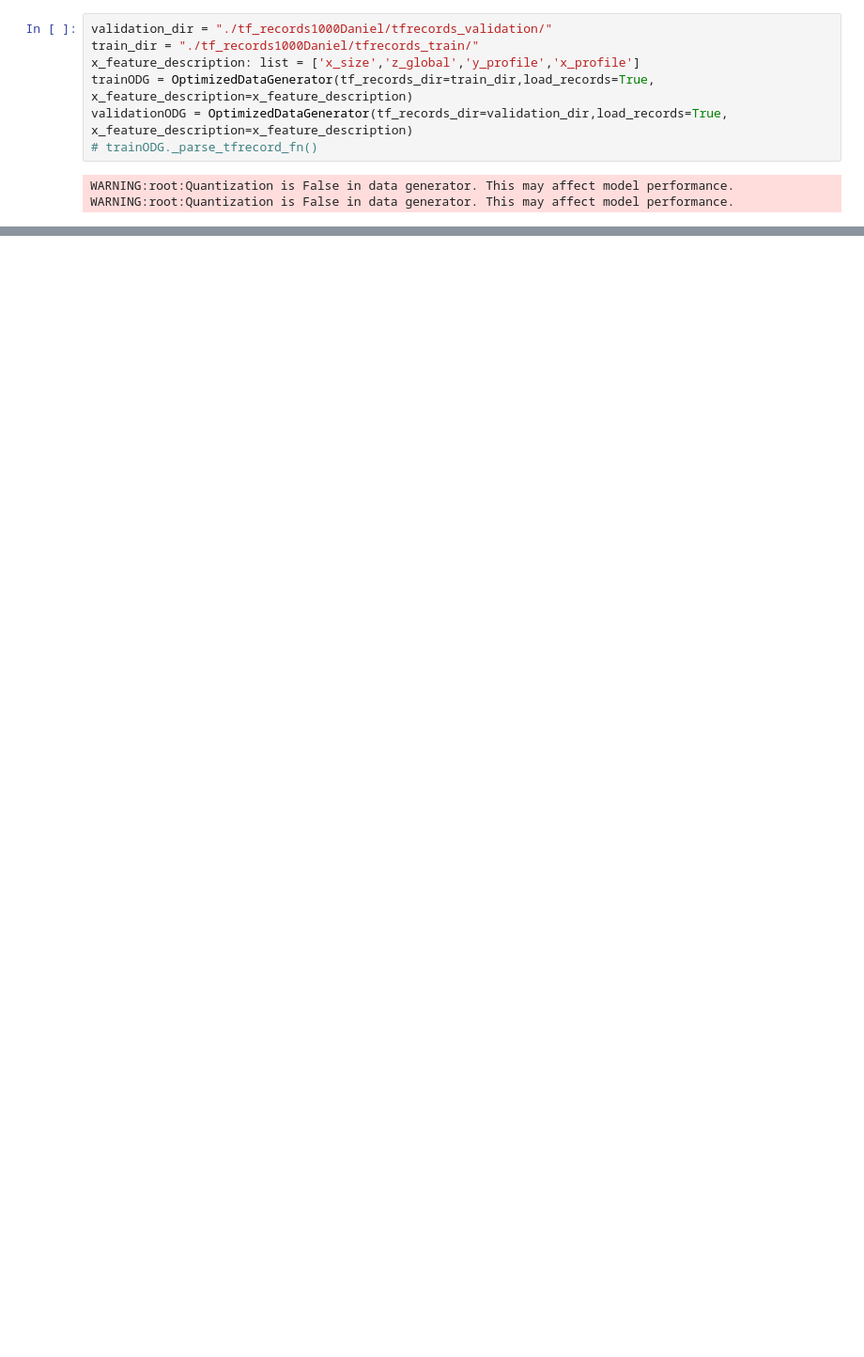
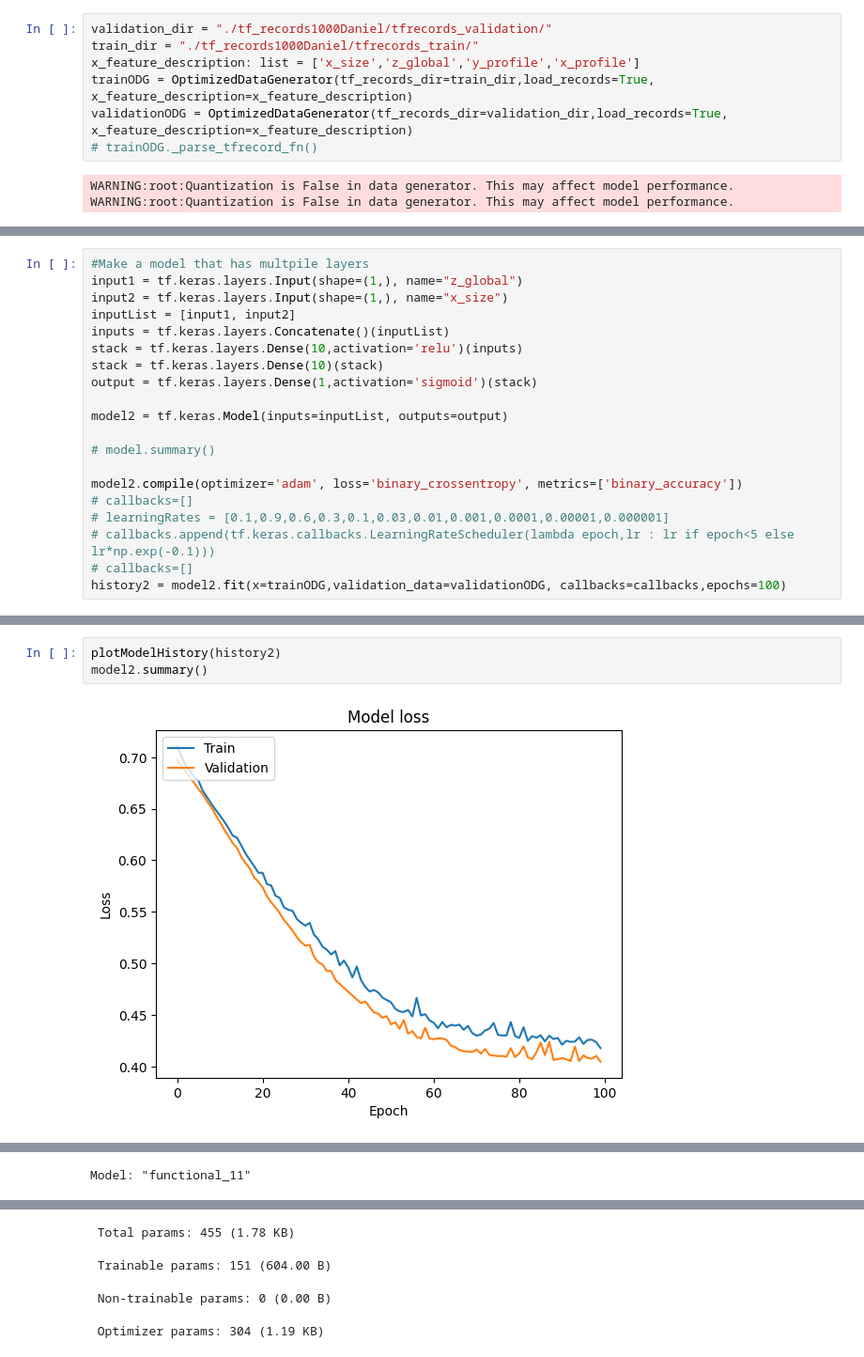
Before and after one commit to elizahoward/smart-pixels-ml, a Jupyter notebook: danielTestNotebook.ipynb, the cells around one changed output, grey strips where cells are left out. Shown: that part at 94% size. Drawn from its saved outputs; the diff is of its cells as text; blank space fills up the shorter version.

```diff
--- a/danielTestNotebook.ipynb
+++ b/danielTestNotebook.ipynb
@@ -159,0 +138,20 @@ test accuracy: 0.6481879353523254
+# %%
+#Make a model that has multpile layers
+input1 = tf.keras.layers.Input(shape=(1,), name="z_global")
+input2 = tf.keras.layers.Input(shape=(1,), name="x_size")
+inputList = [input1, input2]
+inputs = tf.keras.layers.Concatenate()(inputList)
+stack = tf.keras.layers.Dense(10,activation='relu')(inputs)
+stack = tf.keras.layers.Dense(10)(stack)
+output = tf.keras.layers.Dense(1,activation='sigmoid')(stack)
+
+model2 = tf.keras.Model(inputs=inputList, outputs=output)
+
+# model.summary()
+
+model2.compile(optimizer='adam', loss='binary_crossentropy', metrics=['binary_accuracy'])
+# callbacks=[]
+# learningRates = [0.1,0.9,0.6,0.3,0.1,0.03,0.01,0.001,0.0001,0.00001,0.000001]
+# callbacks.append(tf.keras.callbacks.LearningRateScheduler(lambda epoch,lr : lr if epoch<5 else lr*np.exp(-0.1)))
+# callbacks=[]
+history2 = model2.fit(x=trainODG,validation_data=validationODG, callbacks=callbacks,epochs=100)
@@ -159,0 +176,5 @@ test accuracy: 0.6481879353523254
+# %%
+plotModelHistory(history2)
+model2.summary()
+# %% [output]
+[figure, added]
@@ -159,0 +182 @@ test accuracy: 0.6481879353523254
+Model: "functional_11"
@@ -159,0 +200,4 @@ test accuracy: 0.6481879353523254
+ Total params: 455 (1.78 KB)
+ Trainable params: 151 (604.00 B)
+ Non-trainable params: 0 (0.00 B)
+ Optimizer params: 304 (1.19 KB)
```
Also changed, not shown: parts of 11 cells of this notebook.
